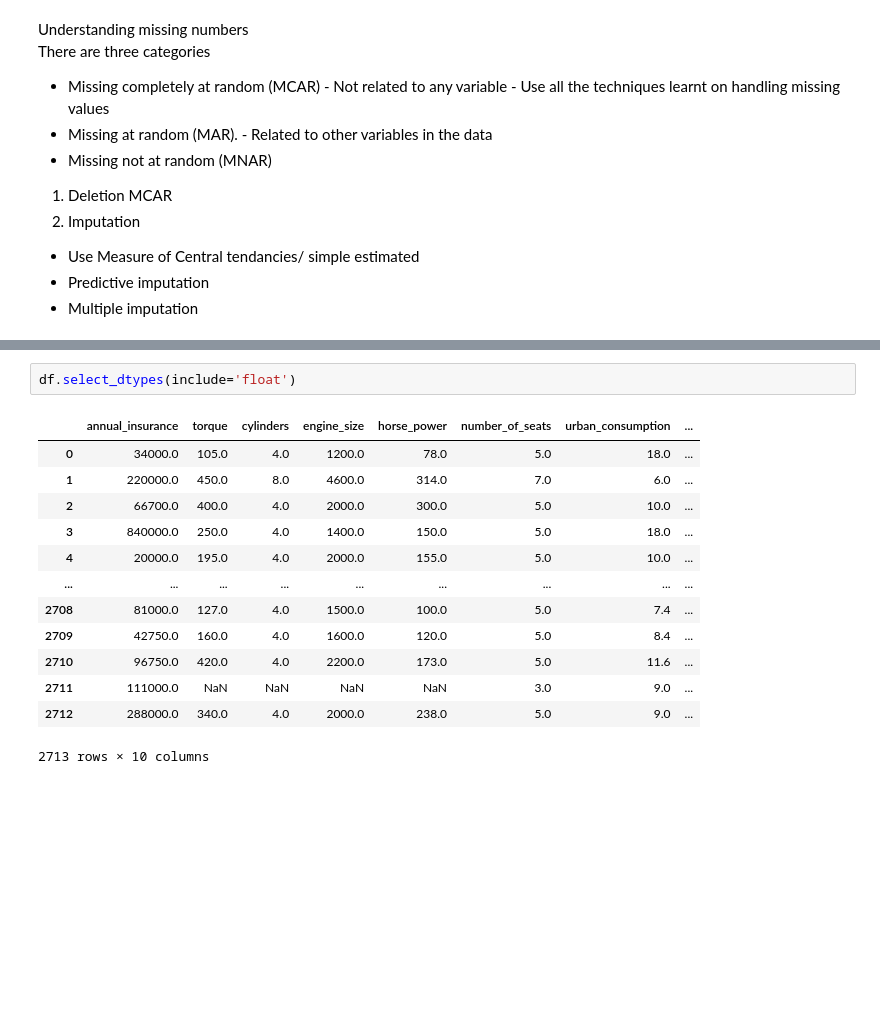
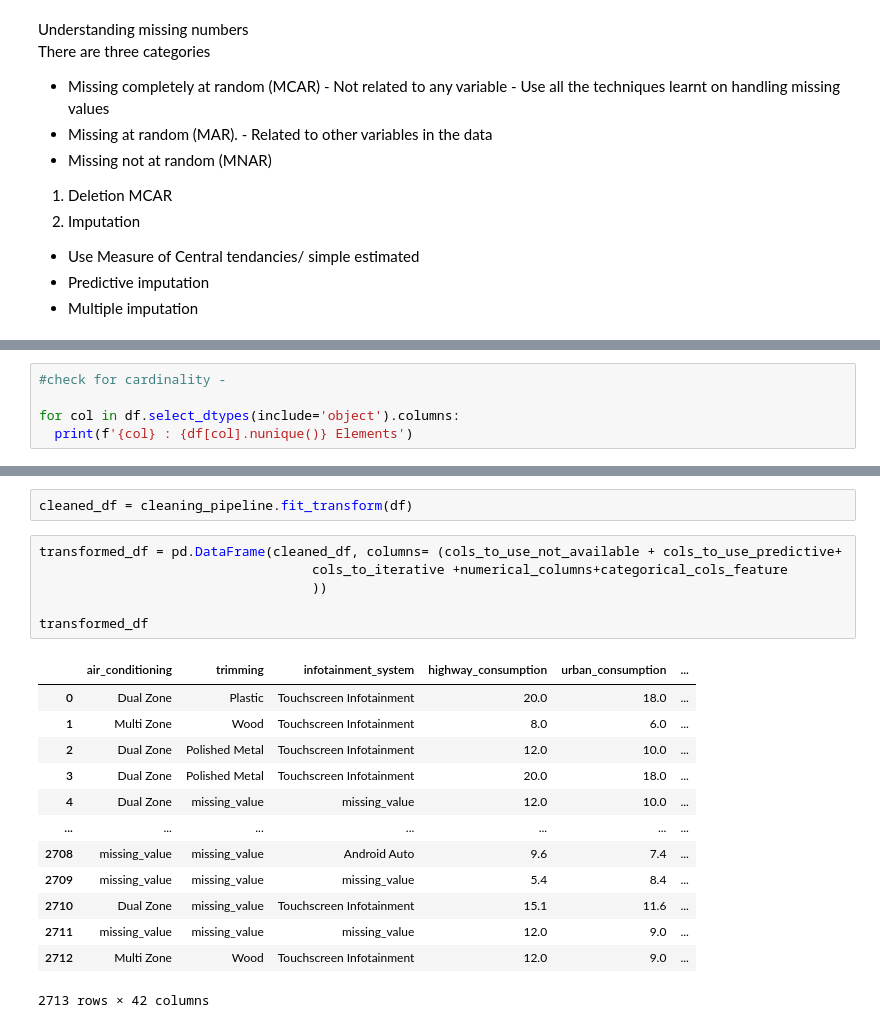
Before and after one commit to irungus/Applied-Machine-Learning, a Jupyter notebook: Predictive_Modeling.ipynb, the cells around one changed output, grey strips where cells are left out. Drawn from its saved outputs; the diff is of its cells as text; blank space fills up the shorter version.

```diff
--- a/Predictive_Modeling.ipynb
+++ b/Predictive_Modeling.ipynb
@@ -57,0 +77,5 @@ del df['mileage_unit']
+# %%
+#check for cardinality -
+
+for col in df.select_dtypes(include='object').columns:
+  print(f'{col} : {df[col].nunique()} Elements')
@@ -110,16 +215,22 @@ SyntaxError: invalid syntax. Perhaps you forgot a comma? (<ipython-input-22-2163
-# %%
-df.select_dtypes(include='float')
-# %% [output]
-|  | annual_insurance | torque | cylinders | engine_size | horse_power | number_of_seats | urban_consumption | ... |
-| 0 | 34000.0 | 105.0 | 4.0 | 1200.0 | 78.0 | 5.0 | 18.0 | ... |
-| 1 | 220000.0 | 450.0 | 8.0 | 4600.0 | 314.0 | 7.0 | 6.0 | ... |
-| 2 | 66700.0 | 400.0 | 4.0 | 2000.0 | 300.0 | 5.0 | 10.0 | ... |
-| 3 | 840000.0 | 250.0 | 4.0 | 1400.0 | 150.0 | 5.0 | 18.0 | ... |
-| 4 | 20000.0 | 195.0 | 4.0 | 2000.0 | 155.0 | 5.0 | 10.0 | ... |
-| ... | ... | ... | ... | ... | ... | ... | ... | ... |
-| 2708 | 81000.0 | 127.0 | 4.0 | 1500.0 | 100.0 | 5.0 | 7.4 | ... |
-| 2709 | 42750.0 | 160.0 | 4.0 | 1600.0 | 120.0 | 5.0 | 8.4 | ... |
-| 2710 | 96750.0 | 420.0 | 4.0 | 2200.0 | 173.0 | 5.0 | 11.6 | ... |
-| 2711 | 111000.0 | NaN | NaN | NaN | NaN | 3.0 | 9.0 | ... |
-| 2712 | 288000.0 | 340.0 | 4.0 | 2000.0 | 238.0 | 5.0 | 9.0 | ... |
-2713 rows × 10 columns
+# %%
+cleaned_df = cleaning_pipeline.fit_transform(df)
+# %%
+transformed_df = pd.DataFrame(cleaned_df, columns= (cols_to_use_not_available + cols_to_use_predictive+
+                                   cols_to_iterative +numerical_columns+categorical_cols_feature
+                                   ))
+
+transformed_df
+# %% [output]
+|  | air_conditioning | trimming | infotainment_system | highway_consumption | urban_consumption | ... |
+| 0 | Dual Zone | Plastic | Touchscreen Infotainment | 20.0 | 18.0 | ... |
+| 1 | Multi Zone | Wood | Touchscreen Infotainment | 8.0 | 6.0 | ... |
+| 2 | Dual Zone | Polished Metal | Touchscreen Infotainment | 12.0 | 10.0 | ... |
+| 3 | Dual Zone | Polished Metal | Touchscreen Infotainment | 20.0 | 18.0 | ... |
+| 4 | Dual Zone | missing_value | missing_value | 12.0 | 10.0 | ... |
+| ... | ... | ... | ... | ... | ... | ... |
+| 2708 | missing_value | missing_value | Android Auto | 9.6 | 7.4 | ... |
+| 2709 | missing_value | missing_value | missing_value | 5.4 | 8.4 | ... |
+| 2710 | Dual Zone | missing_value | Touchscreen Infotainment | 15.1 | 11.6 | ... |
+| 2711 | missing_value | missing_value | missing_value | 12.0 | 9.0 | ... |
+| 2712 | Multi Zone | Wood | Touchscreen Infotainment | 12.0 | 9.0 | ... |
+2713 rows × 42 columns
```
Also changed, not shown: parts of 11 cells of this notebook.
